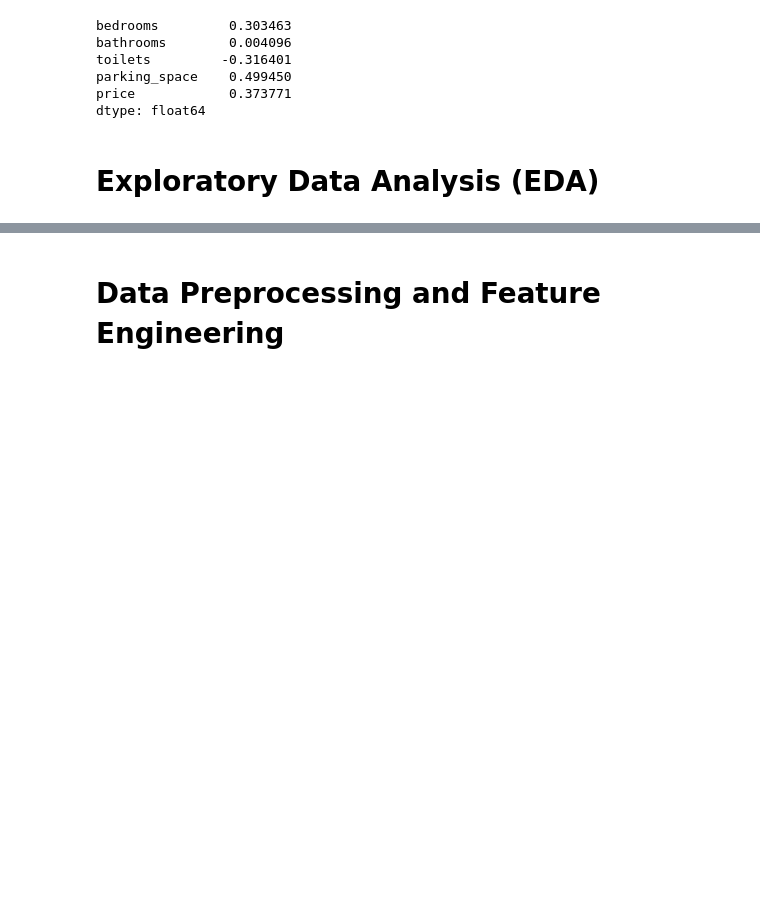
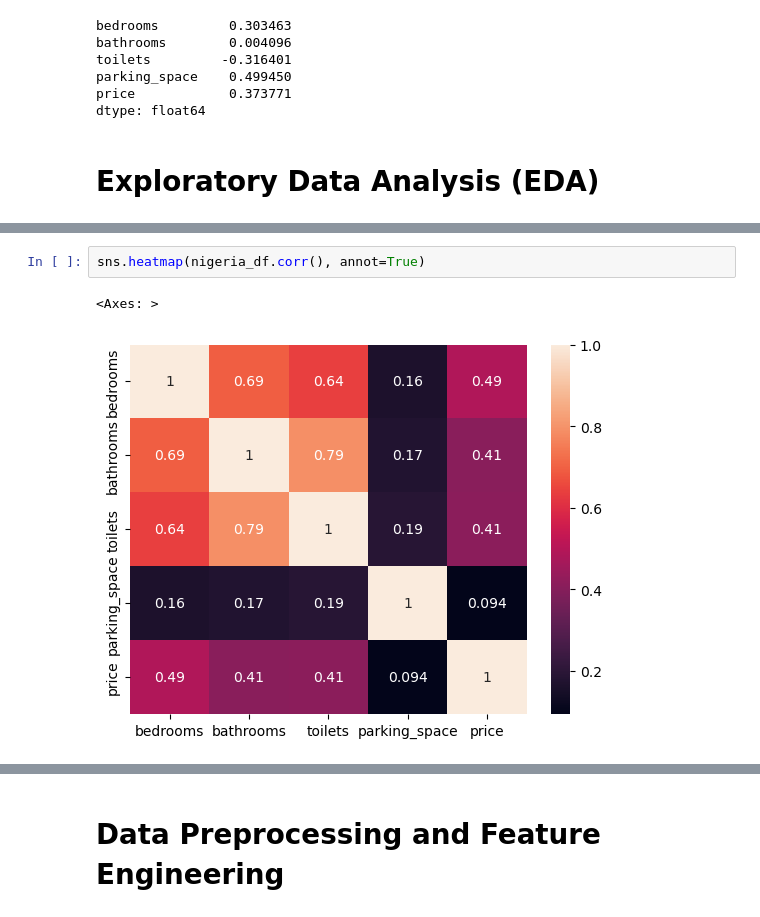
Before and after one commit to Johnnysnipes90/Nigeria-Housing-Price-Prediction, a Jupyter notebook: Notebook/notebook.ipynb, the cells around one changed output, grey strips where cells are left out. Drawn from its saved outputs; the diff is of its cells as text; blank space fills up the shorter version.

```diff
--- a/Notebook/notebook.ipynb
+++ b/Notebook/notebook.ipynb
@@ -232,0 +253,5 @@ dtype: float64
+# %%
+sns.heatmap(nigeria_df.corr(), annot=True)
+# %% [output]
+<Axes: >
+[figure, added]
```
Also changed, not shown: parts of 5 cells of this notebook.
